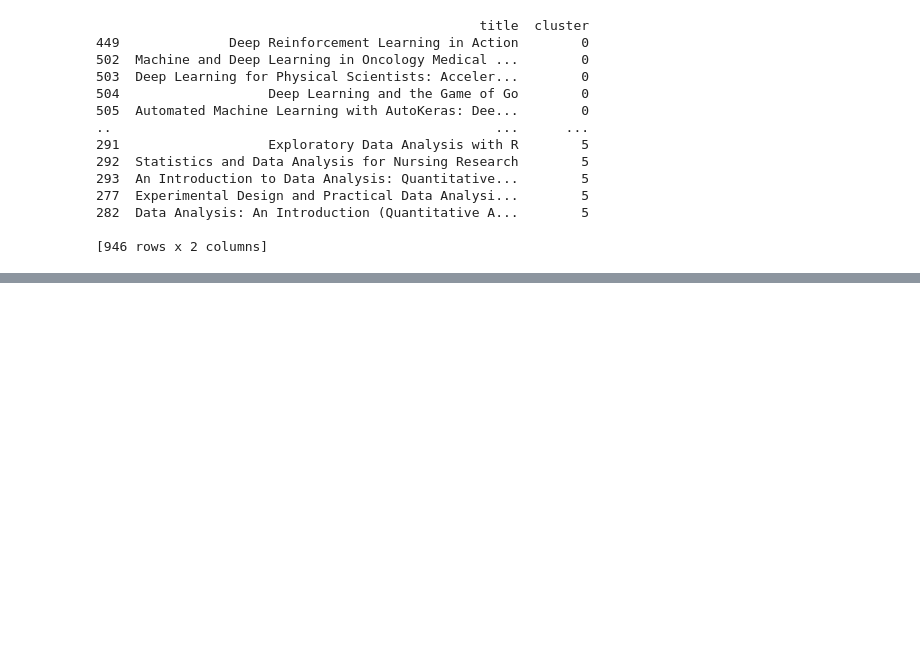
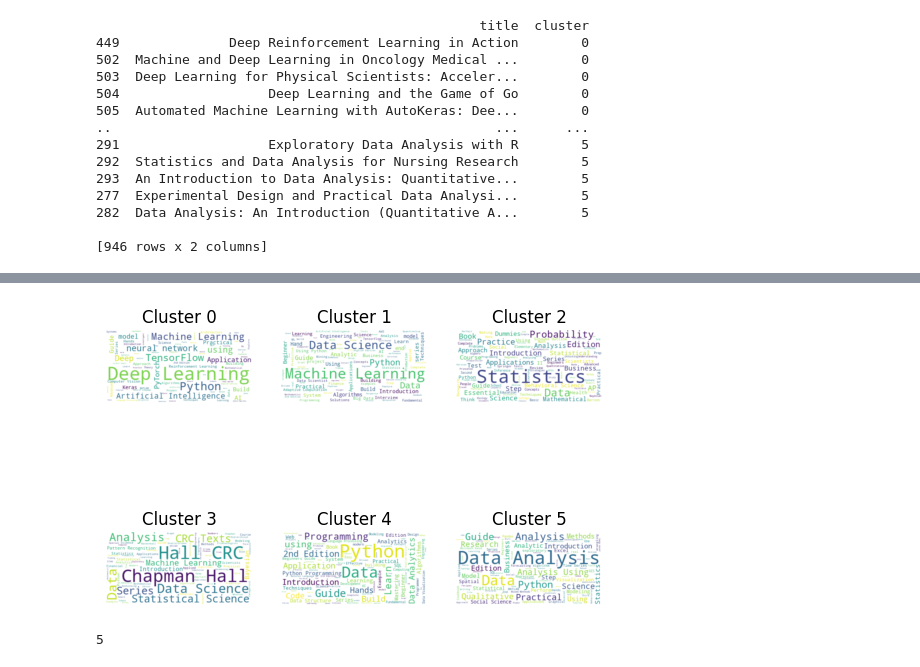
Before and after one commit to thisispawann/data-science-fundamentals, a Jupyter notebook: amazon-data-science-book-review/amazon-data-science-book-review.ipynb, the cells around one changed output, grey strips where cells are left out. Drawn from its saved outputs; the diff is of its cells as text; code cells hidden in the pictures; blank space fills up the shorter version.

```diff
--- a/amazon-data-science-book-review/amazon-data-science-book-review.ipynb
+++ b/amazon-data-science-book-review/amazon-data-science-book-review.ipynb
@@ -167,0 +201,23 @@ print(book_cl.sort_values(by=['cluster']))
+# %%
+# create word clouds for clustering
+from wordcloud import WordCloud
+
+for row in range(true_k):
+    text = book_cl[book_cl.cluster == row]['title'].str.cat(sep=' ')
+    wordcloud = WordCloud(max_font_size=50, max_words=100, background_color='white').generate(text)
+
+    # create subplot
+    plt.subplot(2, 3, row+1).set_title('Cluster ' + str(row))
+    plt.plot()
+    plt.imshow(wordcloud, interpolation='bilinear')
+    plt.axis('off')
+plt.show()
+# %% [output]
+[figure, added]
+# %%
+# prediction on unseen data
+
+test = vectorizer.transform(['data analysis with python'])
+model.predict(test)[0]
+# %% [output]
+5
```
Also changed, not shown: parts of 2 cells of this notebook, 1 other file.
